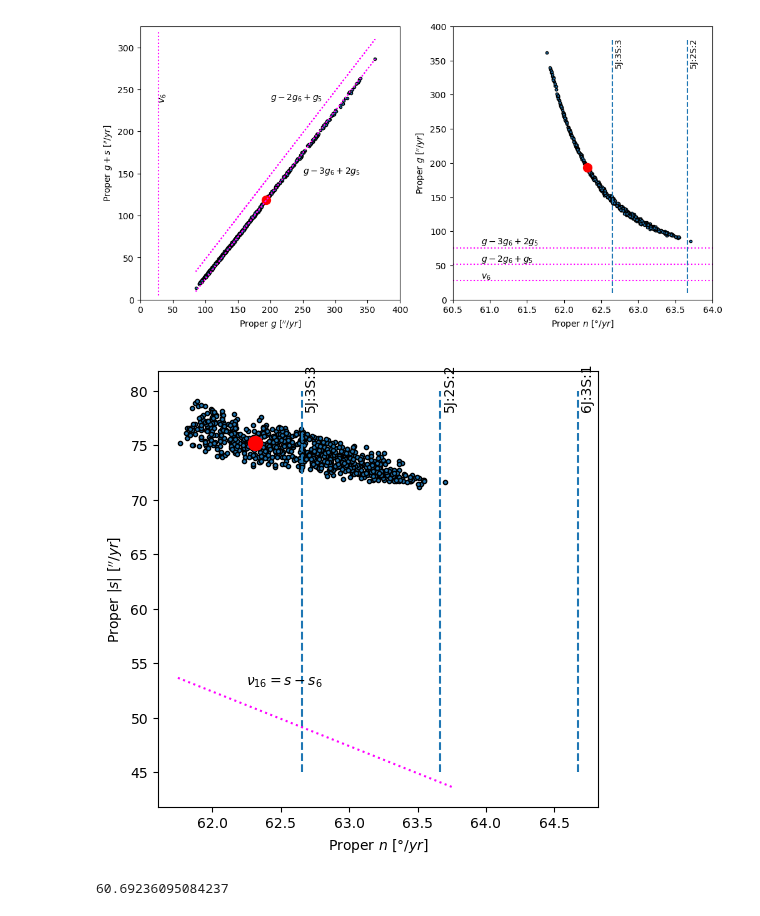
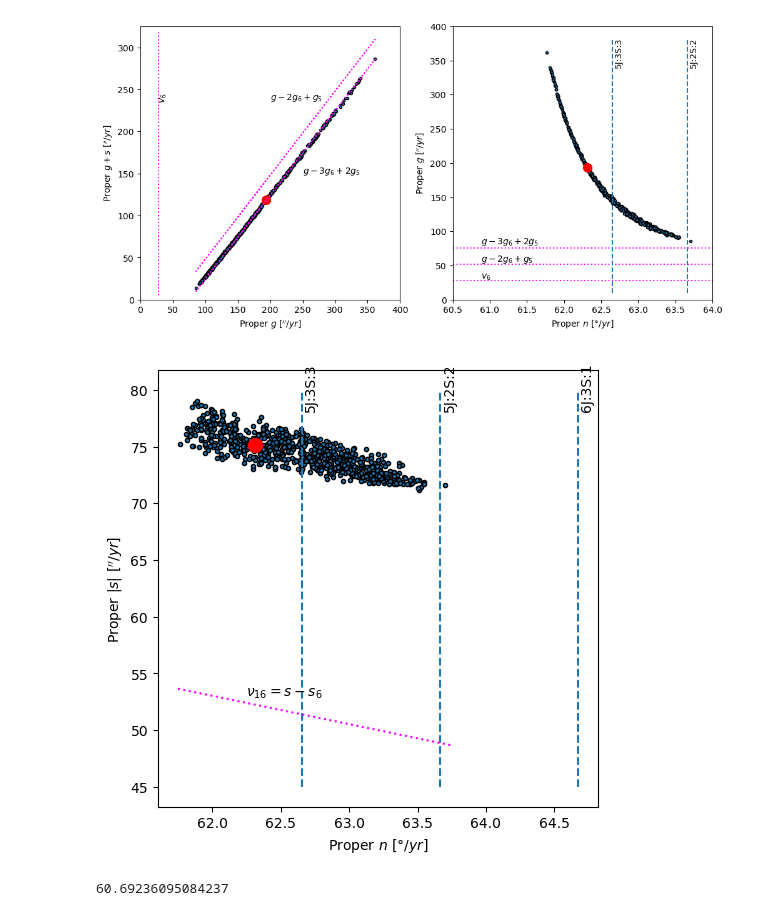
Before and after one commit to crankymax/asteroid_families, a Jupyter notebook: jupyter_notebooks/Luthera_Family_Analysis_AUG15.ipynb, the cells around one changed output. Drawn from its saved outputs; the diff is of its cells as text; code cells hidden in the pictures.

```diff
--- a/jupyter_notebooks/Luthera_Family_Analysis_AUG15.ipynb
+++ b/jupyter_notebooks/Luthera_Family_Analysis_AUG15.ipynb
@@ -375,21 +388,21 @@ plt.show()
 # %%
 fig, ax = plt.subplots(figsize=(5, 5), layout="constrained")
 
 ax.scatter(x=luth_fam.n,y=np.absolute(luth_fam.s), edgecolors='black', marker=".")
 luth_ie = luth_fam[luth_fam.ast_name == '1303'][['n','s']].values
 ax.plot(luth_ie[0][0],np.absolute(luth_ie[0][1]), 'ro', markersize=10)
 # plot the MMR in n space
 nplot_mmrs(ax, sma_range, 45, 80, y_offset=0.98)
 
-ax.plot(np.linspace(61.75,63.75,20), np.absolute(np.linspace(-80,-70,20)-saturn_s6),linestyle='dotted', color='magenta')
+ax.plot(np.linspace(61.75,63.75,20), np.absolute(np.linspace(-80,-75,20)-saturn_s6),linestyle='dotted', color='magenta')
 ax.text(62.25, 53.0, '$\\nu_{16} = s - s_6$')
 
 ax.set_xlabel("Proper $n$ [$\degree/yr$]")
 ax.set_ylabel("Proper $|s|$ [$''/yr$]")
 plt.savefig(f"../../dissertation/luthera_prp_ns.png", dpi=300)
 plt.show()
 # %% [output]
-[figure, old version]
+[figure, new version]
 # %%
 print(2*jupiter_n5)
 # %% [output]
```
Also changed, not shown: parts of 5 cells of this notebook, 2 other files.
